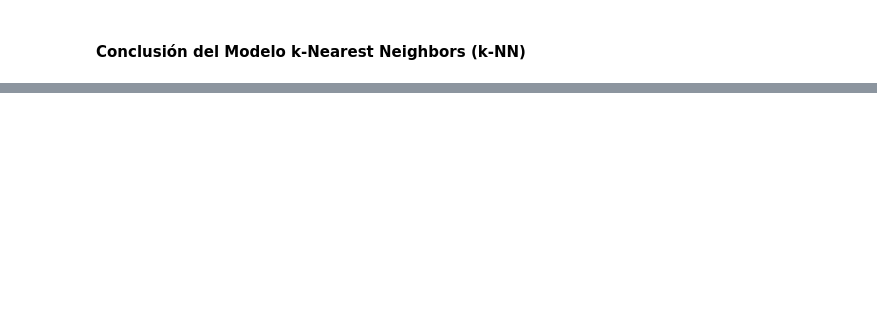
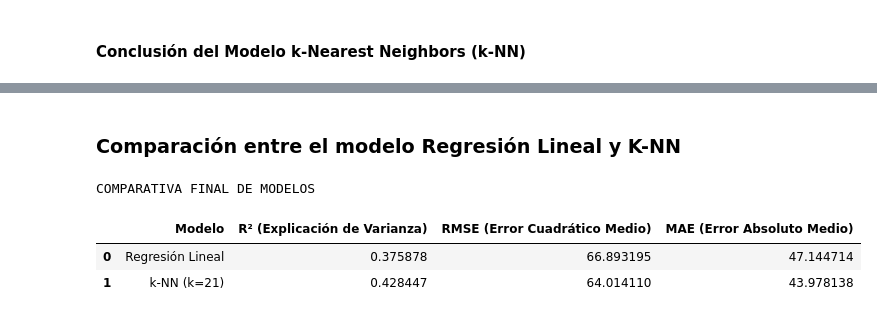
Before and after one commit to stephy0410/AirbnbNYC_analisis, a Jupyter notebook: notebooks/Analisis_de_salario.ipynb, the cells around one changed output, grey strips where cells are left out. Drawn from its saved outputs; the diff is of its cells as text; code cells hidden in the pictures; blank space fills up the shorter version.

```diff
--- a/notebooks/Analisis_de_salario.ipynb
+++ b/notebooks/Analisis_de_salario.ipynb
@@ -919,3 +913,31 @@ plt.show()
  #### Conclusión del Modelo k-Nearest Neighbors (k-NN)
 # %% [markdown]
 El modelo k-Nearest Neighbors (k-NN), optimizado con un valor de $k=21$ vecinos, demostró ser un predictor robusto que validó la lógica de similitud local establecida como objetivo principal del proyecto. Al basar la predicción en el consenso de los 21 alojamientos más parecidos, el modelo logró un Error Cuadrático Medio (RMSE) de $60.01. Este valor confirma una gran precisión operativa en la tasación de propiedades, respondiendo directamente a la pregunta de cuál debería ser el precio de renta basándose en sus competidores directos. Además, el $R^2$ de 0.4977 indica que el modelo logra explicar una parte sustancial de la variabilidad del precio únicamente a través de la distancia en el espacio de características, lo cual subraya el Impacto de la Vecindad como un factor crucial para determinar el precio en el mercado de Airbnb en Nueva York.
+# %% [markdown]
+### **Comparación entre el modelo Regresión Lineal y K-NN**
+# %%
+# Métricas Regresión Lineal
+r2_lr = r2_score(y_test, y_predic)
+rmse_lr = np.sqrt(mean_squared_error(y_test, y_predic))
+mae_lr = mean_absolute_error(y_test, y_predic)
+
+# Métricas k-NN
+r2_knn = r2_score(y_test, y_pred_knn)
+rmse_knn = np.sqrt(mean_squared_error(y_test, y_pred_knn))
+mae_knn = mean_absolute_error(y_test, y_pred_knn)
+
+# Crear DataFrame Comparativo
+metricas = pd.DataFrame({
+    'Modelo': ['Regresión Lineal', 'k-NN (k=21)'],
+    'R² (Explicación de Varianza)': [r2_lr, r2_knn],
+    'RMSE (Error Cuadrático Medio)': [rmse_lr, rmse_knn],
+    'MAE (Error Absoluto Medio)': [mae_lr, mae_knn]
+})
+
+print("COMPARATIVA FINAL DE MODELOS ")
+display(metricas)
+# %% [output]
+COMPARATIVA FINAL DE MODELOS
+|  | Modelo | R² (Explicación de Varianza) | RMSE (Error Cuadrático Medio) | MAE (Error Absoluto Medio) |
+| 0 | Regresión Lineal | 0.375878 | 66.893195 | 47.144714 |
+| 1 | k-NN (k=21) | 0.428447 | 64.014110 | 43.978138 |
```
Also changed, not shown: parts of 11 cells of this notebook.
